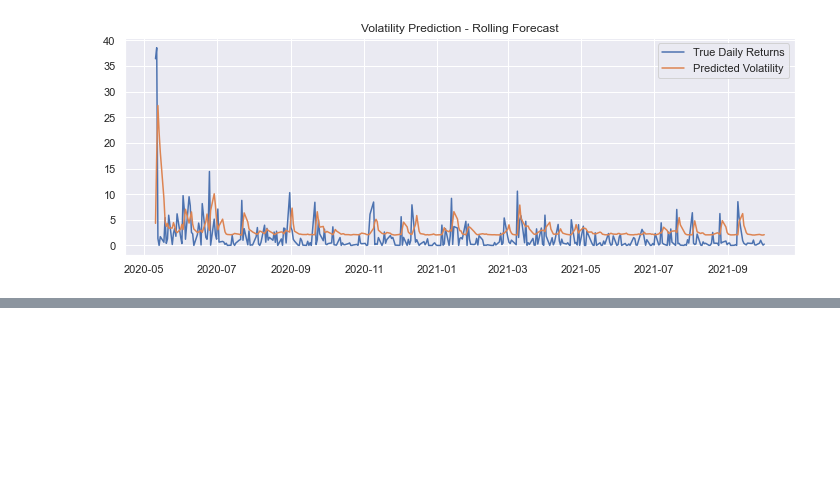
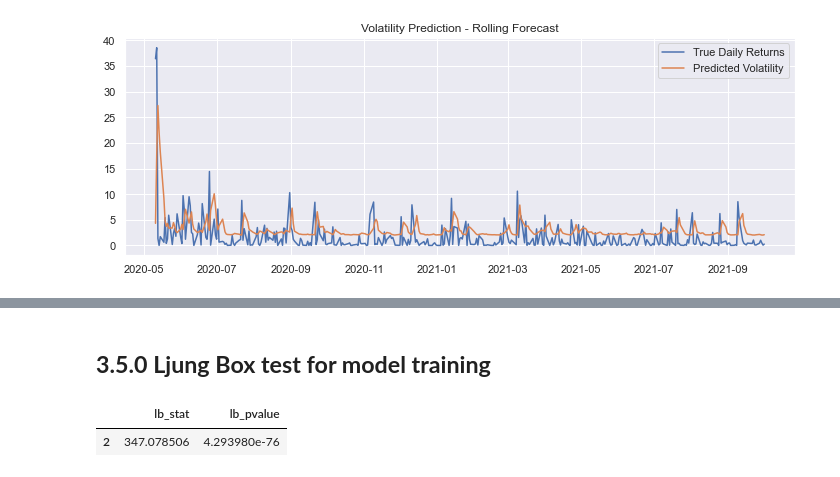
Before and after one commit to joaovictordesouzaduarte/volatility, a Jupyter notebook: notebooks/volatility.ipynb, the cells around one changed output, grey strips where cells are left out. Saved outputs shown, nothing was run; the diff lists cells and outputs as text; code cells hidden in the pictures; blank space fills up the shorter version.

```diff
--- a/notebooks/volatility.ipynb
+++ b/notebooks/volatility.ipynb
@@ -313,0 +331,7 @@ plt.show()
+# %% [markdown]
+## **3.5.0 Ljung Box test for model training**
+# %%
+sm.stats.acorr_ljungbox(rolling_predictions, lags = [2], return_df = True)
+# %% [output]
+|  | lb_stat | lb_pvalue |
+| 2 | 347.078506 | 4.293980e-76 |
```
Also changed, not shown: parts of 14 cells of this notebook, 1 other file.
